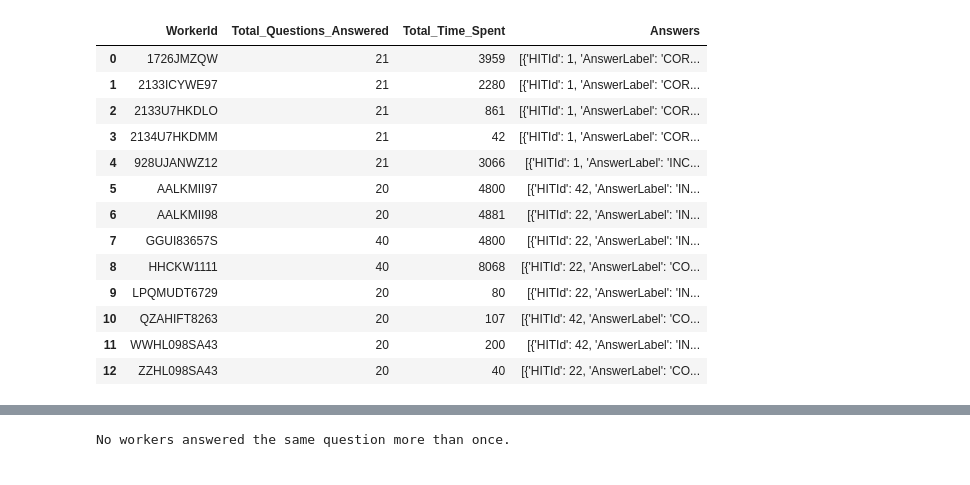
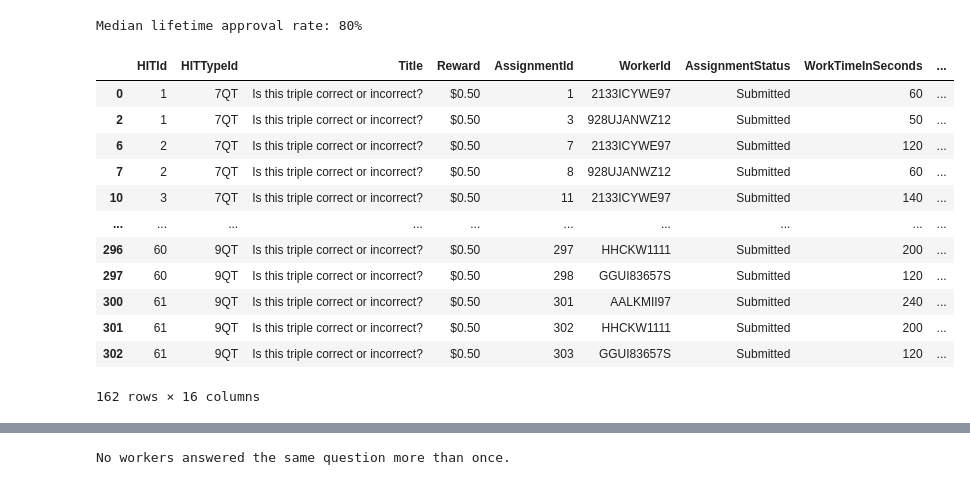
Before and after one commit to random9nessss/HS-24-Advanced-Topics-in-Artificial-Intelligence, a Jupyter notebook: development/crowd_source.ipynb, the cells around one changed output, grey strips where cells are left out. Cells and saved outputs as stored; diff of their text form; code cells hidden in the pictures.

```diff
--- a/development/crowd_source.ipynb
+++ b/development/crowd_source.ipynb
@@ -78,31 +25,21 @@ worker_df
-# %%
-worker_data = []
-
-for worker_id, group in crowd_df.groupby("WorkerId"):
-    total_questions = group.shape[0]
-    answers = group[["HITId", "AnswerLabel", "WorkTimeInSeconds"]].to_dict(orient="records")
-    total_time = group["WorkTimeInSeconds"].sum()
-    worker_data.append({
-        "WorkerId": worker_id,
-        "Total_Questions_Answered": total_questions,
-        "Total_Time_Spent": total_time,
-        "Answers": answers
-    })
-
-worker_df = pd.DataFrame(worker_data)
-worker_df
-# %% [output]
-|  | WorkerId | Total_Questions_Answered | Total_Time_Spent | Answers |
-| 0 | 1726JMZQW | 21 | 3959 | [{'HITId': 1, 'AnswerLabel': 'COR... |
-| 1 | 2133ICYWE97 | 21 | 2280 | [{'HITId': 1, 'AnswerLabel': 'COR... |
-| 2 | 2133U7HKDLO | 21 | 861 | [{'HITId': 1, 'AnswerLabel': 'COR... |
-| 3 | 2134U7HKDMM | 21 | 42 | [{'HITId': 1, 'AnswerLabel': 'COR... |
-| 4 | 928UJANWZ12 | 21 | 3066 | [{'HITId': 1, 'AnswerLabel': 'INC... |
-| 5 | AALKMII97 | 20 | 4800 | [{'HITId': 42, 'AnswerLabel': 'IN... |
-| 6 | AALKMII98 | 20 | 4881 | [{'HITId': 22, 'AnswerLabel': 'IN... |
-| 7 | GGUI83657S | 40 | 4800 | [{'HITId': 22, 'AnswerLabel': 'IN... |
-| 8 | HHCKW1111 | 40 | 8068 | [{'HITId': 22, 'AnswerLabel': 'CO... |
-| 9 | LPQMUDT6729 | 20 | 80 | [{'HITId': 22, 'AnswerLabel': 'IN... |
-| 10 | QZAHIFT8263 | 20 | 107 | [{'HITId': 42, 'AnswerLabel': 'CO... |
-| 11 | WWHL098SA43 | 20 | 200 | [{'HITId': 42, 'AnswerLabel': 'IN... |
-| 12 | ZZHL098SA43 | 20 | 40 | [{'HITId': 22, 'AnswerLabel': 'CO... |
+# %%
+crowd_df['LifetimeApprovalRate'] = crowd_df['LifetimeApprovalRate'].astype(str).str.rstrip('%').astype(float)
+median_rate = crowd_df['LifetimeApprovalRate'].median()
+crowd_df = crowd_df[(crowd_df['LifetimeApprovalRate'] >= median_rate)]
+print(f"Median lifetime approval rate: {int(median_rate)}%")
+crowd_df
+# %% [output]
+Median lifetime approval rate: 80%
+|  | HITId | HITTypeId | Title | Reward | AssignmentId | WorkerId | AssignmentStatus | WorkTimeInSeconds | ... |
+| 0 | 1 | 7QT | Is this triple correct or incorrect? | $0.50 | 1 | 2133ICYWE97 | Submitted | 60 | ... |
+| 2 | 1 | 7QT | Is this triple correct or incorrect? | $0.50 | 3 | 928UJANWZ12 | Submitted | 50 | ... |
+| 6 | 2 | 7QT | Is this triple correct or incorrect? | $0.50 | 7 | 2133ICYWE97 | Submitted | 120 | ... |
+| 7 | 2 | 7QT | Is this triple correct or incorrect? | $0.50 | 8 | 928UJANWZ12 | Submitted | 60 | ... |
+| 10 | 3 | 7QT | Is this triple correct or incorrect? | $0.50 | 11 | 2133ICYWE97 | Submitted | 140 | ... |
+| ... | ... | ... | ... | ... | ... | ... | ... | ... | ... |
+| 296 | 60 | 9QT | Is this triple correct or incorrect? | $0.50 | 297 | HHCKW1111 | Submitted | 200 | ... |
+| 297 | 60 | 9QT | Is this triple correct or incorrect? | $0.50 | 298 | GGUI83657S | Submitted | 120 | ... |
+| 300 | 61 | 9QT | Is this triple correct or incorrect? | $0.50 | 301 | AALKMII97 | Submitted | 240 | ... |
+| 301 | 61 | 9QT | Is this triple correct or incorrect? | $0.50 | 302 | HHCKW1111 | Submitted | 200 | ... |
+| 302 | 61 | 9QT | Is this triple correct or incorrect? | $0.50 | 303 | GGUI83657S | Submitted | 120 | ... |
+162 rows × 16 columns
```
Also changed, not shown: parts of 9 cells of this notebook.
